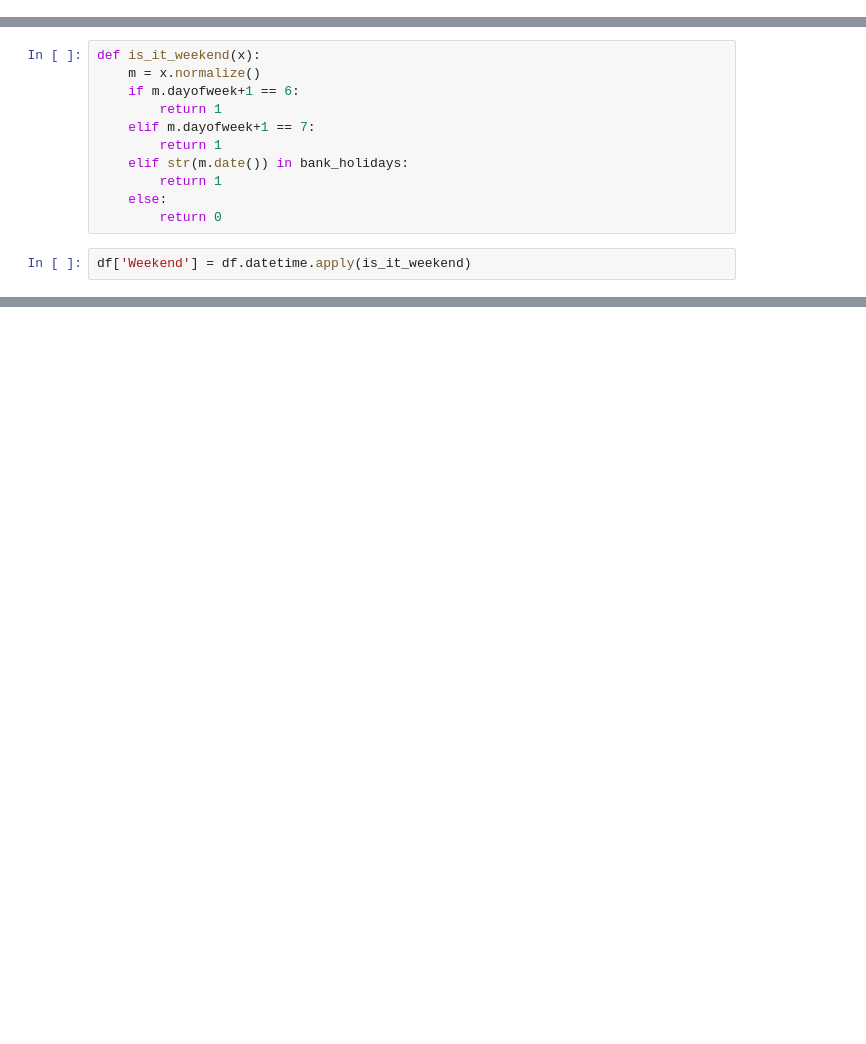
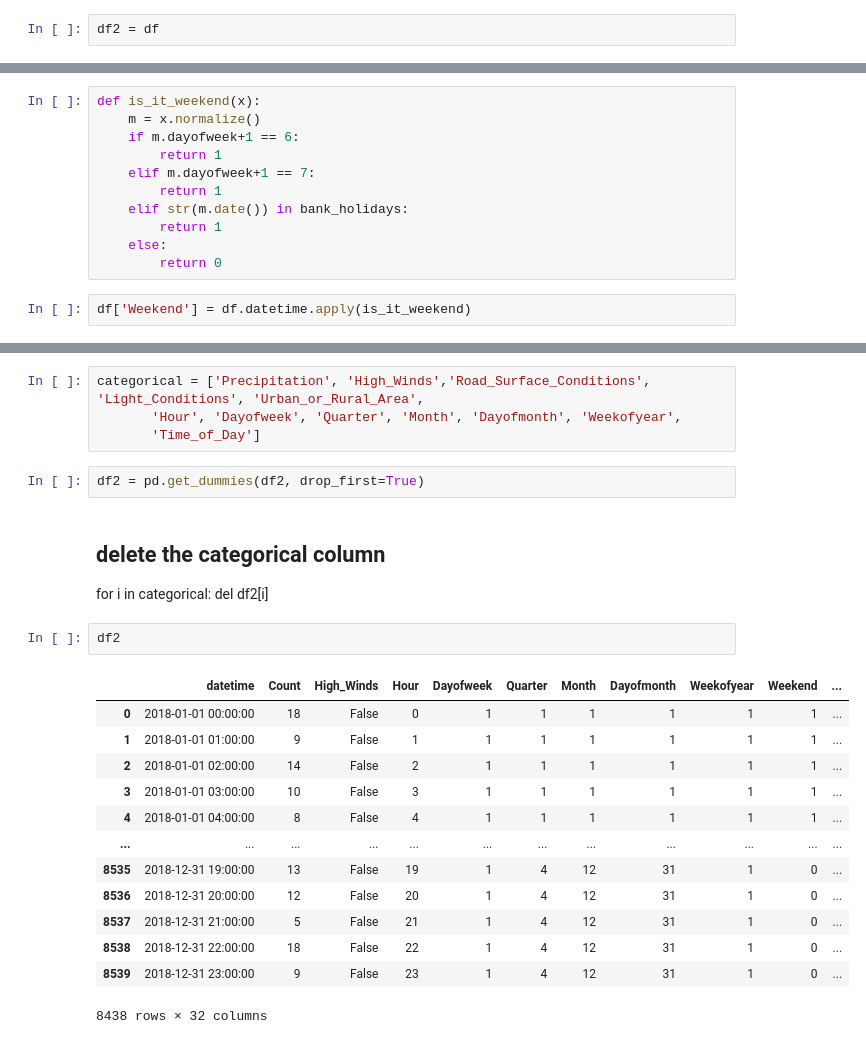
Before and after one commit to Amarilda/MscAston, a Jupyter notebook: Road Accidents/BNK432.ipynb, the cells around one changed output, grey strips where cells are left out. Drawn from its saved outputs; the diff is of its cells as text; blank space fills up the shorter version.

```diff
--- a/Road Accidents/BNK432.ipynb
+++ b/Road Accidents/BNK432.ipynb
@@ -55 +105,3 @@ memory usage: 475.5+ KB
+# %%
+df2 = df
 # %% [markdown]
@@ -262,0 +300,26 @@ Name: Count, dtype: float64
+# %%
+categorical = ['Precipitation', 'High_Winds','Road_Surface_Conditions', 'Light_Conditions', 'Urban_or_Rural_Area',
+       'Hour', 'Dayofweek', 'Quarter', 'Month', 'Dayofmonth', 'Weekofyear',
+       'Time_of_Day']
+# %%
+df2 = pd.get_dummies(df2, drop_first=True)
+# %% [markdown]
+## delete the categorical column
+for i in categorical:
+    del df2[i]
+# %%
+df2
+# %% [output]
+|  | datetime | Count | High_Winds | Hour | Dayofweek | Quarter | Month | Dayofmonth | Weekofyear | Weekend | ... |
+| 0 | 2018-01-01 00:00:00 | 18 | False | 0 | 1 | 1 | 1 | 1 | 1 | 1 | ... |
+| 1 | 2018-01-01 01:00:00 | 9 | False | 1 | 1 | 1 | 1 | 1 | 1 | 1 | ... |
+| 2 | 2018-01-01 02:00:00 | 14 | False | 2 | 1 | 1 | 1 | 1 | 1 | 1 | ... |
+| 3 | 2018-01-01 03:00:00 | 10 | False | 3 | 1 | 1 | 1 | 1 | 1 | 1 | ... |
+| 4 | 2018-01-01 04:00:00 | 8 | False | 4 | 1 | 1 | 1 | 1 | 1 | 1 | ... |
+| ... | ... | ... | ... | ... | ... | ... | ... | ... | ... | ... | ... |
+| 8535 | 2018-12-31 19:00:00 | 13 | False | 19 | 1 | 4 | 12 | 31 | 1 | 0 | ... |
+| 8536 | 2018-12-31 20:00:00 | 12 | False | 20 | 1 | 4 | 12 | 31 | 1 | 0 | ... |
+| 8537 | 2018-12-31 21:00:00 | 5 | False | 21 | 1 | 4 | 12 | 31 | 1 | 0 | ... |
+| 8538 | 2018-12-31 22:00:00 | 18 | False | 22 | 1 | 4 | 12 | 31 | 1 | 0 | ... |
+| 8539 | 2018-12-31 23:00:00 | 9 | False | 23 | 1 | 4 | 12 | 31 | 1 | 0 | ... |
+8438 rows × 32 columns
```
Also changed, not shown: parts of 109 cells of this notebook.
